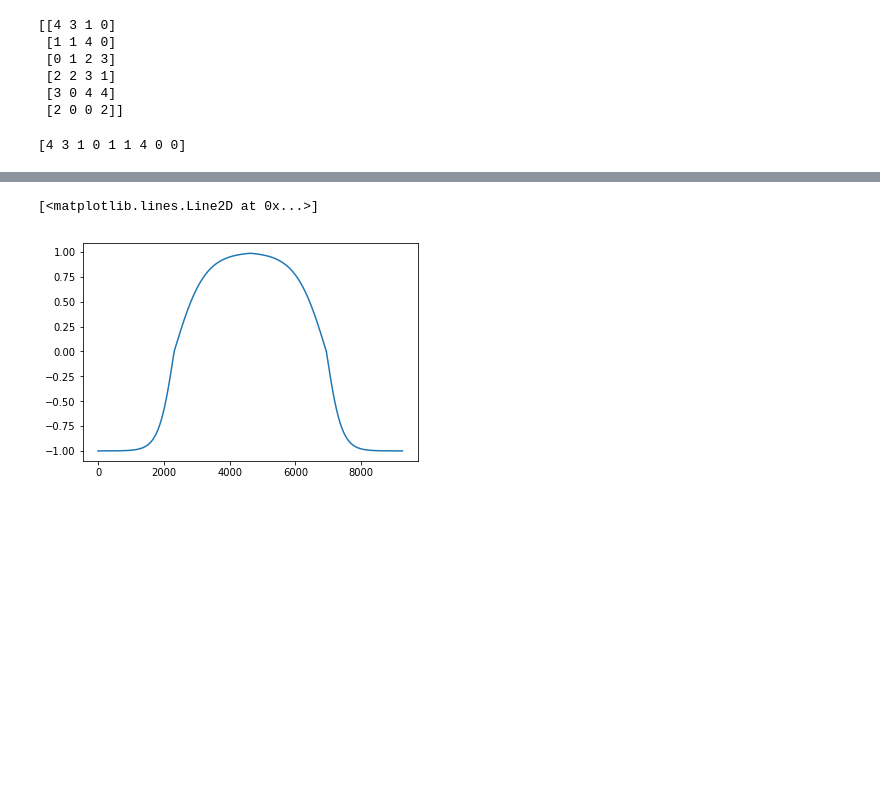
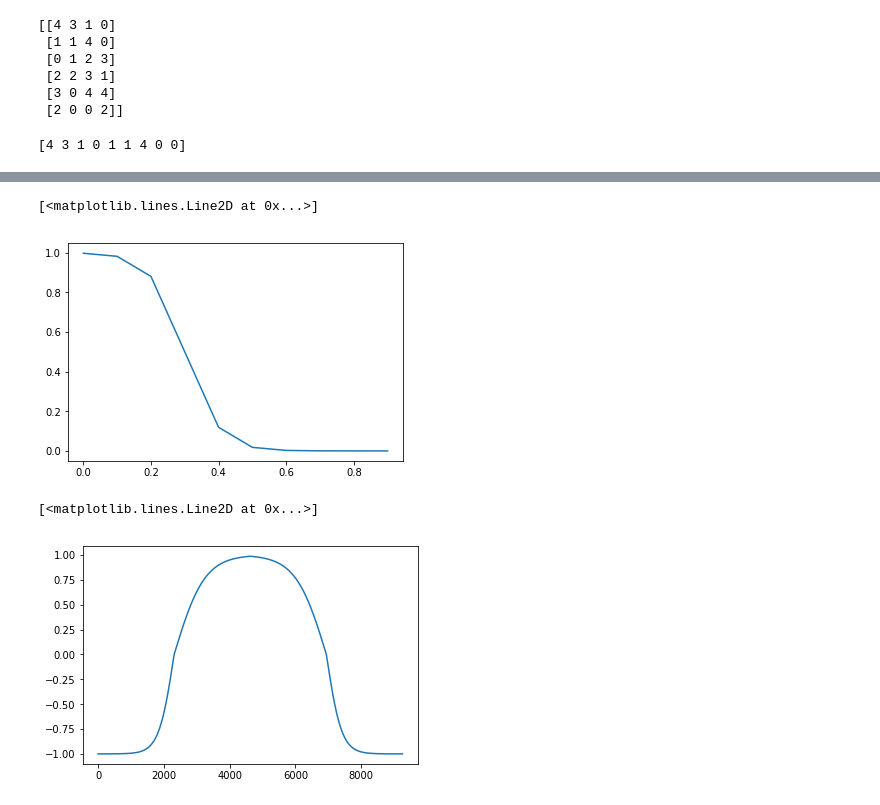
Before and after one commit to shaswot/dsn_eno, a Jupyter notebook: scratch.ipynb, the cells around one changed output, grey strips where cells are left out. Saved outputs shown, nothing was run; the diff lists cells and outputs as text; code cells hidden in the pictures; blank space fills up the shorter version.

```diff
--- a/scratch.ipynb
+++ b/scratch.ipynb
@@ -58,3 +65,8 @@ e_rec[-1]
+# %%
+plt.plot(var,y)
+# %% [output]
+[<matplotlib.lines.Line2D at 0x...>]
+[figure, added]
 # %%
 import numpy as np
 import matplotlib.pyplot as plt
```
Also changed, not shown: parts of 7 cells of this notebook, 9 other files.
